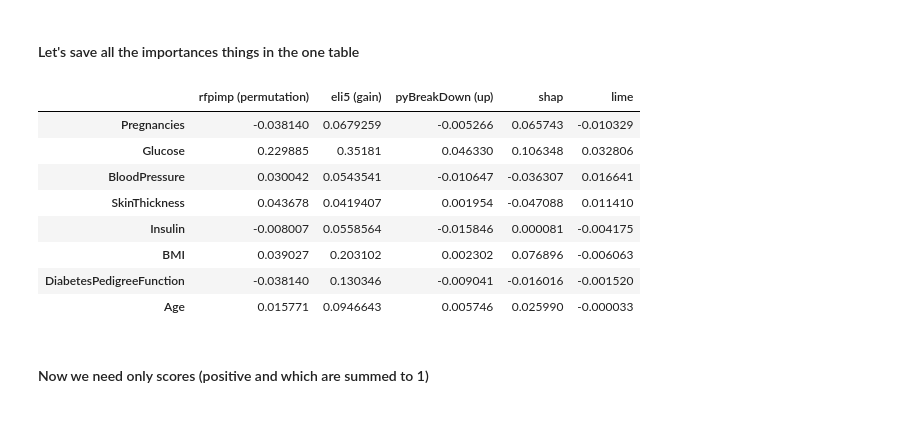
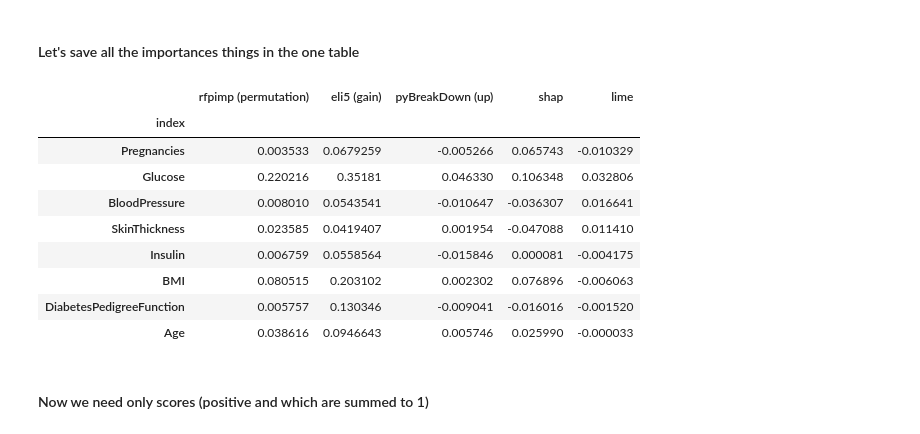
Before and after one commit to MikhailKuz/msu_3course_diary, a Jupyter notebook: experiments/diabets.ipynb, the cells around one changed output. Cells and saved outputs as stored; diff of their text form; code cells hidden in the pictures.

```diff
--- a/experiments/diabets.ipynb
+++ b/experiments/diabets.ipynb
@@ -431,15 +797,20 @@ all_fi.to_csv(path_to_datasets + 'all_fi.csv', sep='\t', encoding='utf-8', index
-# %%
-all_fi
-# %% [output]
-|  | rfpimp (permutation) | eli5 (gain) | pyBreakDown (up) | shap | lime |
-| Pregnancies | -0.038140 | 0.0679259 | -0.005266 | 0.065743 | -0.010329 |
-| Glucose | 0.229885 | 0.35181 | 0.046330 | 0.106348 | 0.032806 |
-| BloodPressure | 0.030042 | 0.0543541 | -0.010647 | -0.036307 | 0.016641 |
-| SkinThickness | 0.043678 | 0.0419407 | 0.001954 | -0.047088 | 0.011410 |
-| Insulin | -0.008007 | 0.0558564 | -0.015846 | 0.000081 | -0.004175 |
-| BMI | 0.039027 | 0.203102 | 0.002302 | 0.076896 | -0.006063 |
-| DiabetesPedigreeFunction | -0.038140 | 0.130346 | -0.009041 | -0.016016 | -0.001520 |
-| Age | 0.015771 | 0.0946643 | 0.005746 | 0.025990 | -0.000033 |
+# %%
+all_fi = get_feature_importances(clf, X_train, X_valid, y_valid, f1_metric)
+all_fi.reset_index(inplace=True)
+all_fi.to_csv(path_to_datasets + 'all_fi.csv', sep='\t', encoding='utf-8', index=False)
+all_fi.set_index('index', inplace=True)
+all_fi
+# %% [output]
+|  | rfpimp (permutation) | eli5 (gain) | pyBreakDown (up) | shap | lime |
+| index |  |  |  |  |  |
+| Pregnancies | 0.003533 | 0.0679259 | -0.005266 | 0.065743 | -0.010329 |
+| Glucose | 0.220216 | 0.35181 | 0.046330 | 0.106348 | 0.032806 |
+| BloodPressure | 0.008010 | 0.0543541 | -0.010647 | -0.036307 | 0.016641 |
+| SkinThickness | 0.023585 | 0.0419407 | 0.001954 | -0.047088 | 0.011410 |
+| Insulin | 0.006759 | 0.0558564 | -0.015846 | 0.000081 | -0.004175 |
+| BMI | 0.080515 | 0.203102 | 0.002302 | 0.076896 | -0.006063 |
+| DiabetesPedigreeFunction | 0.005757 | 0.130346 | -0.009041 | -0.016016 | -0.001520 |
+| Age | 0.038616 | 0.0946643 | 0.005746 | 0.025990 | -0.000033 |
 # %% [markdown]
 #### Now we need only scores (positive and which are summed to 1)
 # %%
```
Also changed, not shown: parts of 36 cells of this notebook.
